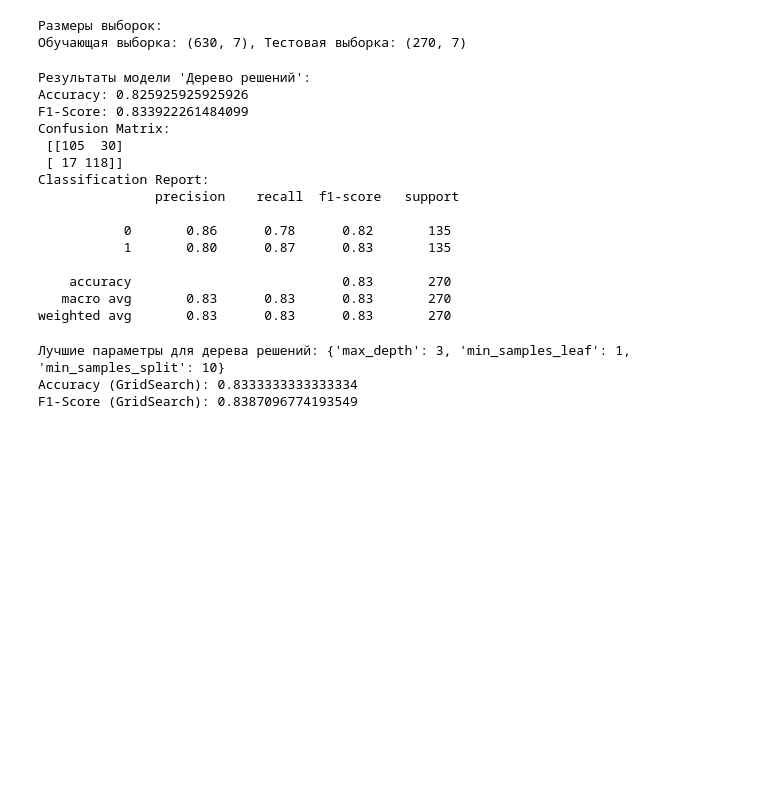
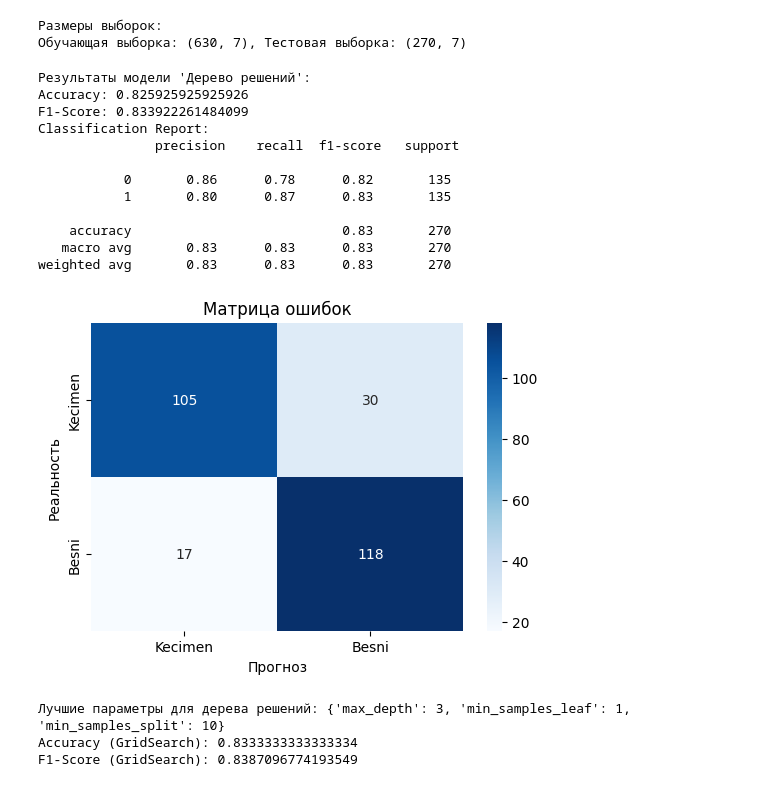
Before and after one commit to berberberk/timl-fs-2024, a Jupyter notebook: TIML5_Trees.ipynb, the cells around one changed output. Cells and saved outputs as stored; diff of their text form; code cells hidden in the pictures; blank space fills up the shorter version.

```diff
--- a/TIML5_Trees.ipynb
+++ b/TIML5_Trees.ipynb
@@ -88,15 +83,11 @@ y_pred_tree = tree_clf.predict(X_test)
 print("\nРезультаты модели 'Дерево решений':")
 print("Accuracy:", accuracy_score(y_test, y_pred_tree))
 print("F1-Score:", f1_score(y_test, y_pred_tree))
-print("Confusion Matrix:\n", confusion_matrix(y_test, y_pred_tree))
 print("Classification Report:\n", classification_report(y_test, y_pred_tree))
 # %% [output]
 Результаты модели 'Дерево решений':
 Accuracy: 0.825925925925926
 F1-Score: 0.833922261484099
-Confusion Matrix:
- [[105  30]
- [ 17 118]]
 Classification Report:
                precision    recall  f1-score   support
 
@@ -109,3 +110,7 @@ weighted avg       0.83      0.83      0.83       270
+# %%
+plot_confusion_matrix(y_test, y_pred_tree)
+# %% [output]
+[figure, added]
 # %%
 # Определение параметров для подбора
 param_grid = {
```
Also changed, not shown: parts of 8 cells of this notebook.
